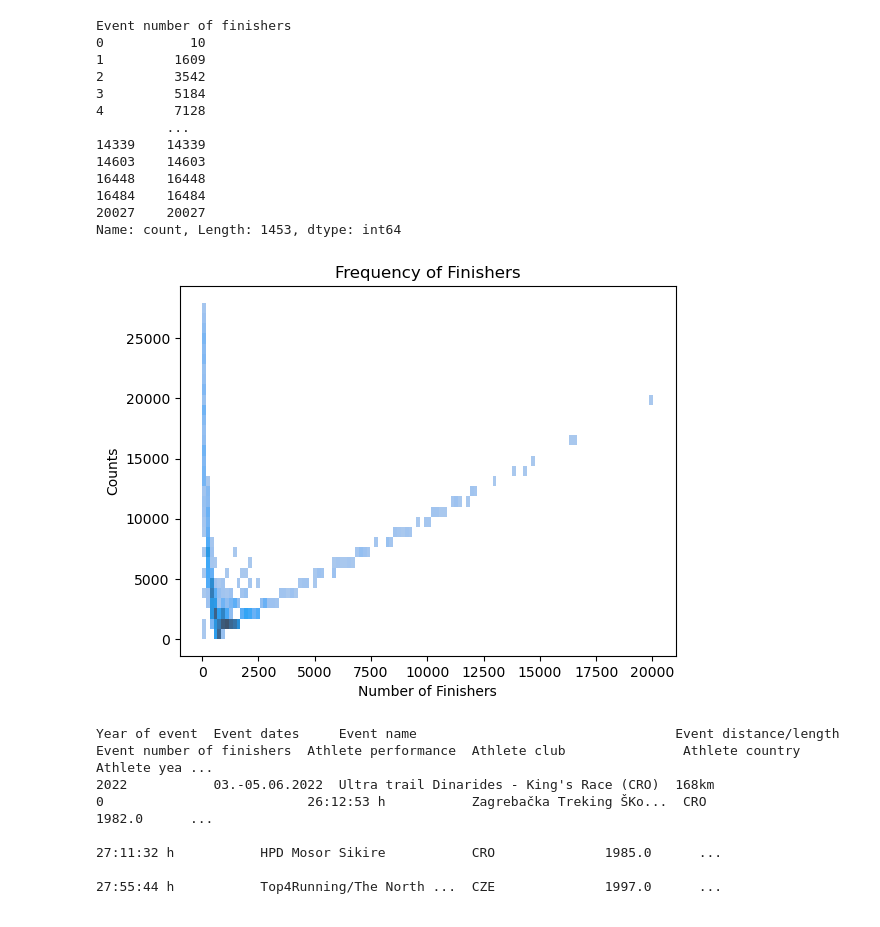
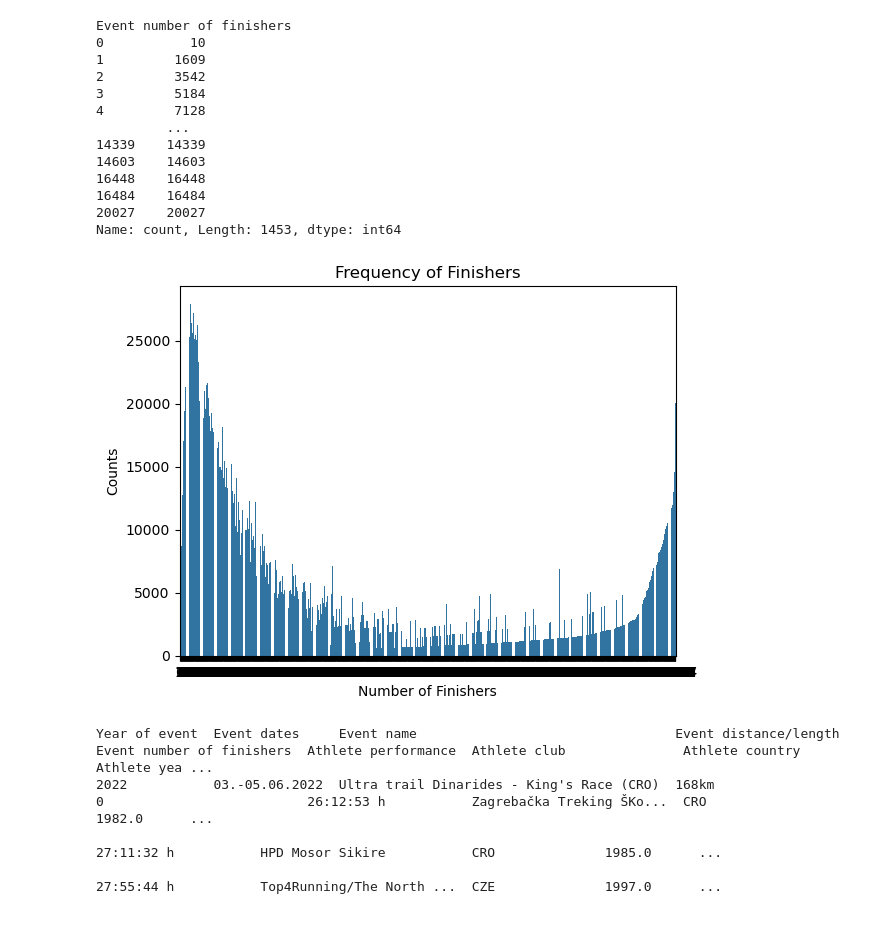
Before and after one commit to artkumik/random-forest, a Jupyter notebook: UM.ipynb, the cells around one changed output. Drawn from its saved outputs; the diff is of its cells as text; code cells hidden in the pictures.

```diff
--- a/UM.ipynb
+++ b/UM.ipynb
@@ -56,18 +56,18 @@ Name: count, Length: 1453, dtype: int64
 # %%
 #visualizing the data
 import seaborn as sns
 import matplotlib.pyplot as plt
 
-sns.histplot(x = finisher_sorted_counts.index,
+sns.barplot(x = finisher_sorted_counts.index,
             y = finisher_sorted_counts.values)
 
 plt.title("Frequency of Finishers")
 plt.xlabel("Number of Finishers")
 plt.ylabel("Counts")
 
 plt.show()
 # %% [output]
-[figure, old version]
+[figure, new version]
 # %%
 no_finisher_sorted = finisher_sorted[finisher_sorted['Event number of finishers'] == 0]
 no_finisher_sorted.value_counts()
```
Also changed, not shown: 4 other files.
